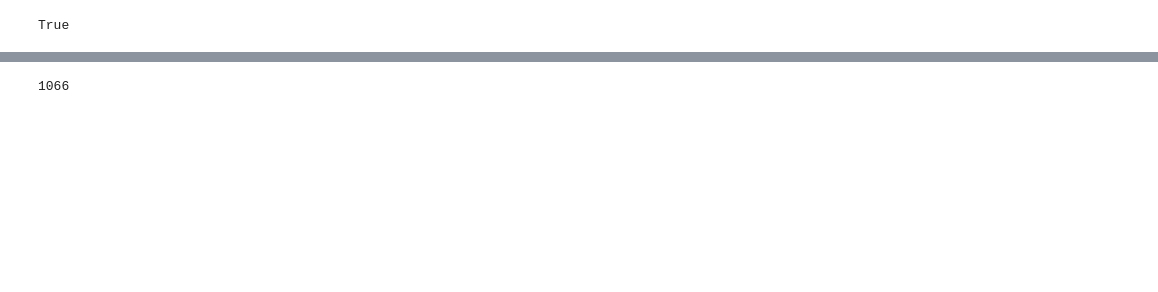
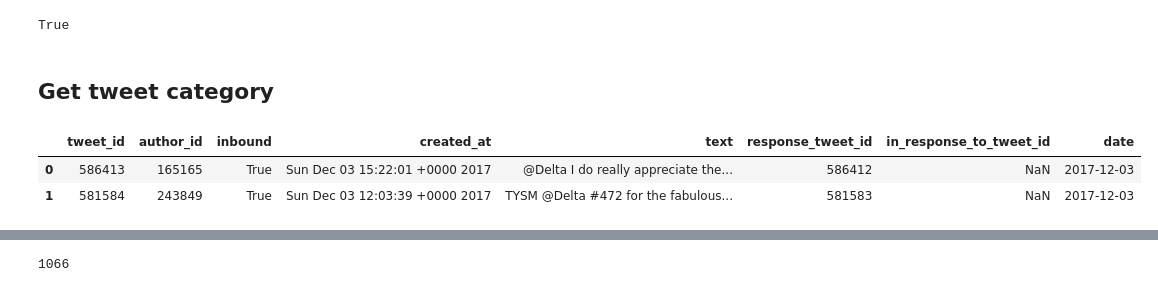
Before and after one commit to thismlguy/llm-playbook-ds, a Jupyter notebook: examples/delta-airlines-twitter-analysis.ipynb, the cells around one changed output, grey strips where cells are left out. Drawn from its saved outputs; the diff is of its cells as text; code cells hidden in the pictures; blank space fills up the shorter version.

```diff
--- a/examples/delta-airlines-twitter-analysis.ipynb
+++ b/examples/delta-airlines-twitter-analysis.ipynb
@@ -30,8 +34,8 @@ This notebook was run using Python 3.8 with following packages installed:
 # %%
 import pandas as pd
 # %%
-df_delta_tweets = pd.read_csv("./data/delta-airlines-tweets.csv")
-df_delta_tweets.shape
+df = pd.read_csv("./data/delta-airlines-tweets.csv")
+df.shape
 # %% [output]
 (1066, 8)
 # %% [markdown]
@@ -73 +69,9 @@ chat_prompt = ChatPromptTemplate.from_messages([
 chat = ChatOpenAI(temperature=0)
+# %% [markdown]
+## Get tweet category
+# %%
+df.head(2)
+# %% [output]
+|  | tweet_id | author_id | inbound | created_at | text | response_tweet_id | in_response_to_tweet_id | date |
+| 0 | 586413 | 165165 | True | Sun Dec 03 15:22:01 +0000 2017 | @Delta I do really appreciate the... | 586412 | NaN | 2017-12-03 |
+| 1 | 581584 | 243849 | True | Sun Dec 03 12:03:39 +0000 2017 | TYSM @Delta #472 for the fabulous... | 581583 | NaN | 2017-12-03 |
```
Also changed, not shown: parts of 47 cells of this notebook, 4 other files.
